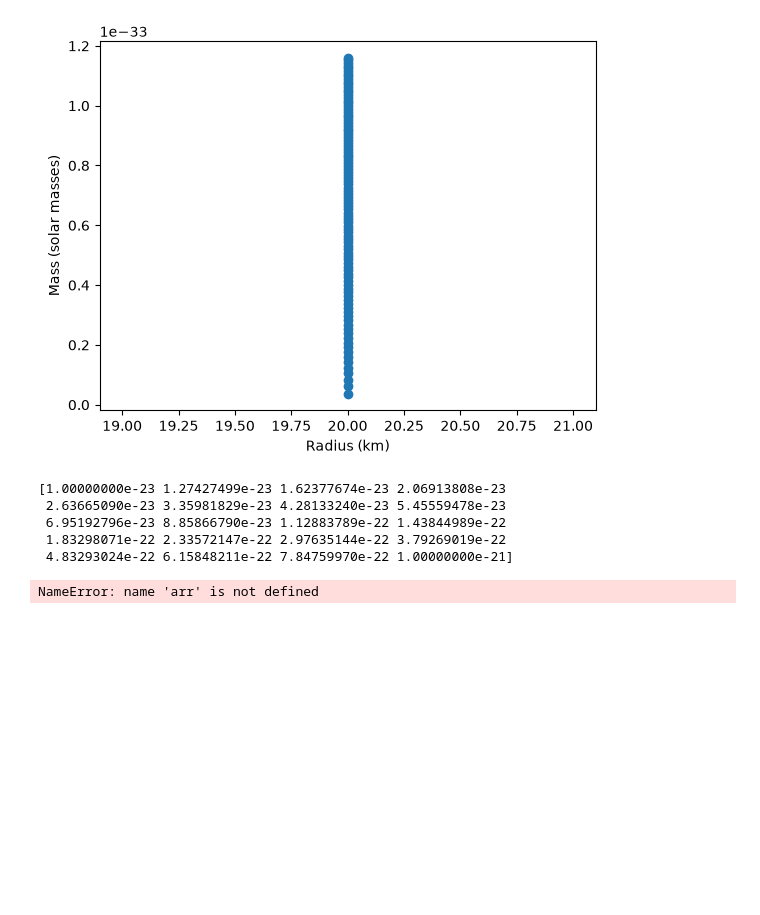
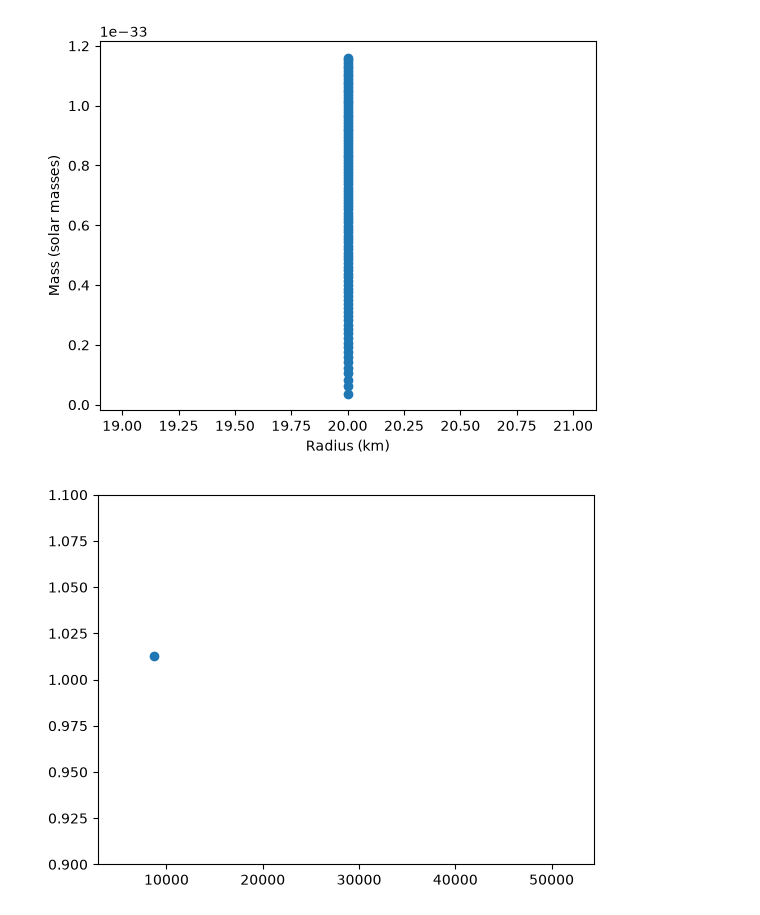
Before and after one commit to ThomasJenkins-phys/Comproj, a Jupyter notebook: Computing Project.ipynb, the cells around one changed output. Saved outputs shown, nothing was run; the diff lists cells and outputs as text; code cells hidden in the pictures; blank space fills up the shorter version.

```diff
--- a/Computing Project.ipynb
+++ b/Computing Project.ipynb
@@ -504,48 +504,45 @@ def Energy_Density(k_f): #THIS MAY NEED THE ENERGY DENSITY DUE TO ELECTRONS IN I
 
 def Central_Pressure(energy_density): #this is non-relativistic
     out = K_nr * energy_density **(5/3)
     return out
 
-def Central_Energy_Density(energy_density):
-    out = (Central_Pressure(energy_density) / K_nr) ** (3/5)
+def Central_Energy_Density(central_pressure):
+    out = ((central_pressure) / K_nr) ** (3/5)
     return out
 
 
-def coupledDE(r, Mass_Density):
+def coupledDE(r, state):
+    mass, pressure = state
 
-    Mass = (4 * math.pi *r**2 * Central_Pressure(Mass_Density[1])) / c**2
-    Pressure = -( G * Mass_Density[0] * Central_Pressure(Mass_Density[1])) / (c**2 * r**2)
-    Mass, Pressure = arr
+    dMass_dr = (4 * math.pi *r**2 * Central_Energy_Density(pressure)) / c**2
+    dPressure_dr = -( G * mass * Central_Energy_Density(pressure)) / (c**2 * r**2)
+    arr = [dMass_dr, dPressure_dr]
     # [dM/dr, dP/dr]
     return arr
 
 
-k_fs = np.logspace(-23,-21,20)
+k_fs = np.logspace(-23,-21,50 )
 
-print(k_fs)
+# print(k_fs)
 MASS = []
 RADIUS = []
 
 for i in range(len(k_fs)):
     def surface(r, Mass_Density):
         P_c = Central_Pressure(k_fs[i])
-        return Mass_Density[1] - 1/100000 * P_c
+        return Mass_Density[1] - 1/100 * P_c
 
     initial_conditions = [0, Central_Pressure(Energy_Density(k_fs[i]))] #energy density the central energy density, Mass is 0
     surface.terminal = True
-    solved = sci.integrate.solve_ivp(coupledDE, [0.0001, 200000000], initial_conditions, rtol = 1e-6, events=surface)
+    solved = sci.integrate.solve_ivp(coupledDE, [0.0001, 2000000000], initial_conditions, rtol = 1e-12, events=surface)
     MASS.append(solved.y[0][-1])
     RADIUS.append(solved.t[-1])
-    print(solved.status)
+    # print(solved.status)
 
 
 plt.figure()
-plt.scatter(MASS,RADIUS)
+plt.ylim([0.9,1.1])
+plt.scatter((np.array(RADIUS)/1000), np.array(MASS)/solar_mass)
 plt.show()
 # %% [output]
-[1.00000000e-23 1.27427499e-23 1.62377674e-23 2.06913808e-23
- 2.63665090e-23 3.35981829e-23 4.28133240e-23 5.45559478e-23
- 6.95192796e-23 8.85866790e-23 1.12883789e-22 1.43844989e-22
- 1.83298071e-22 2.33572147e-22 2.97635144e-22 3.79269019e-22
- 4.83293024e-22 6.15848211e-22 7.84759970e-22 1.00000000e-21]
-NameError: name 'arr' is not defined
+[figure, added]
```
